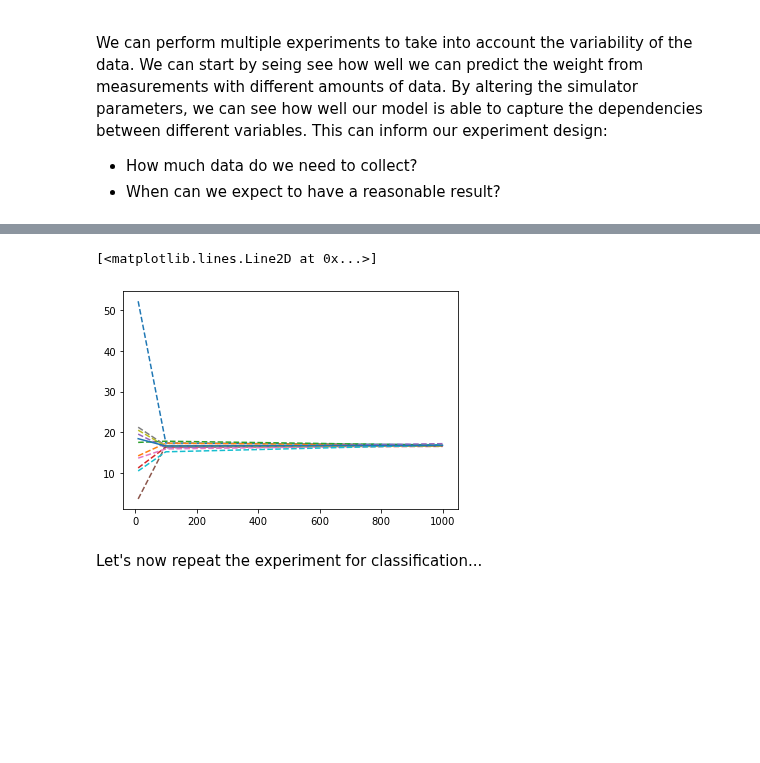
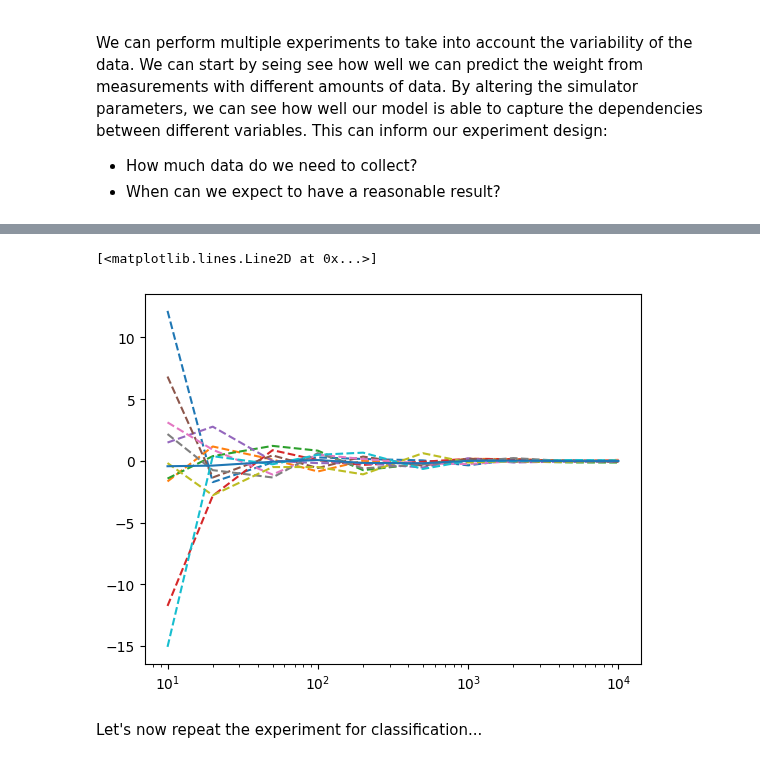
Before and after one commit to olethrosdc/machine-learning-neuch, a Jupyter notebook: BSc/src/Pipelines/Pipelines.ipynb, the cells around one changed output, grey strips where cells are left out. Saved outputs shown, nothing was run; the diff lists cells and outputs as text; code cells hidden in the pictures; blank space fills up the shorter version.

```diff
--- a/BSc/src/Pipelines/Pipelines.ipynb
+++ b/BSc/src/Pipelines/Pipelines.ipynb
@@ -121,7 +134,7 @@ np.random.choice(['A', 'B'])
 # %%
 import numpy as np
 # We can make a number of different simulations, one for each case
-def SimpleClassDataGenerator(n_samples, m_height=175, f_height=165, m_weight=0.4, f_weight=0.3):
+def SimpleClassDataGenerator(n_samples, m_height=175, f_height=165, m_weight=0.5, f_weight=0.5):
     features = ["Height", "Weight", "Gender", "Age", "Sporthours/week", "Location"]
     n_features = len(features)
     X = np.zeros([n_samples, n_features])
@@ -196,9 +211,9 @@ plt.loglog(data_sizes, np.mean(c_height, axis=0))
 # %%
 # As we can see from this plot, we need at least 100 measurements
-plt.plot(data_sizes, c_gender.transpose(), '--')
-plt.plot(data_sizes, np.mean(c_gender, axis=0))
+plt.semilogx(data_sizes, c_gender.transpose(), '--')
+plt.semilogx(data_sizes, np.mean(c_gender, axis=0))
 # %% [output]
 [<matplotlib.lines.Line2D at 0x...>]
-[figure, old version]
+[figure, new version]
 # %% [markdown]
 Let's now repeat the experiment for classification...
```
Also changed, not shown: parts of 6 cells of this notebook.
